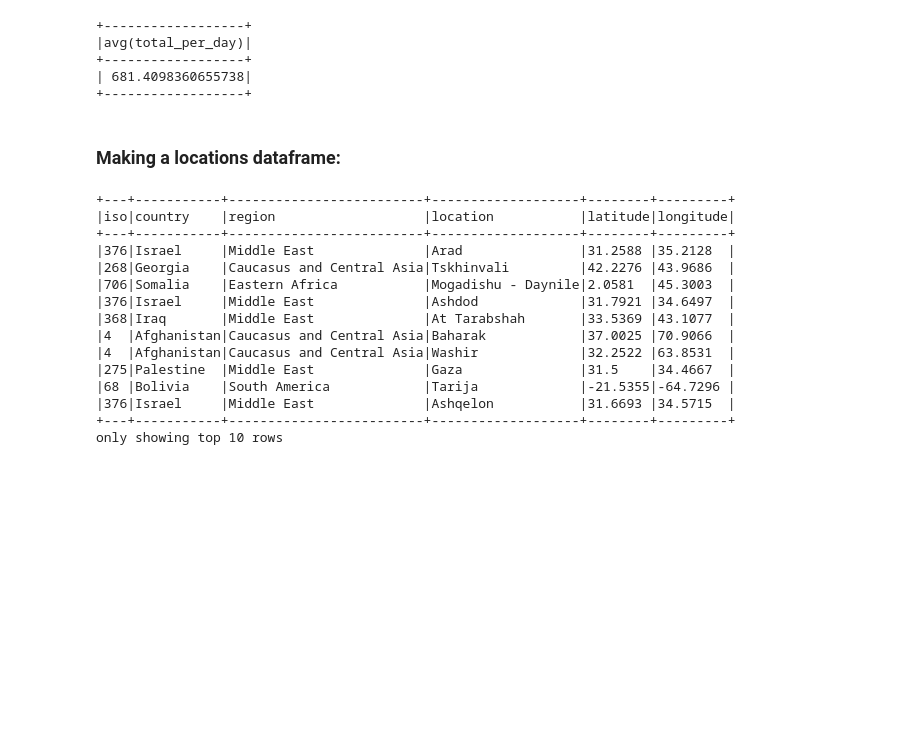
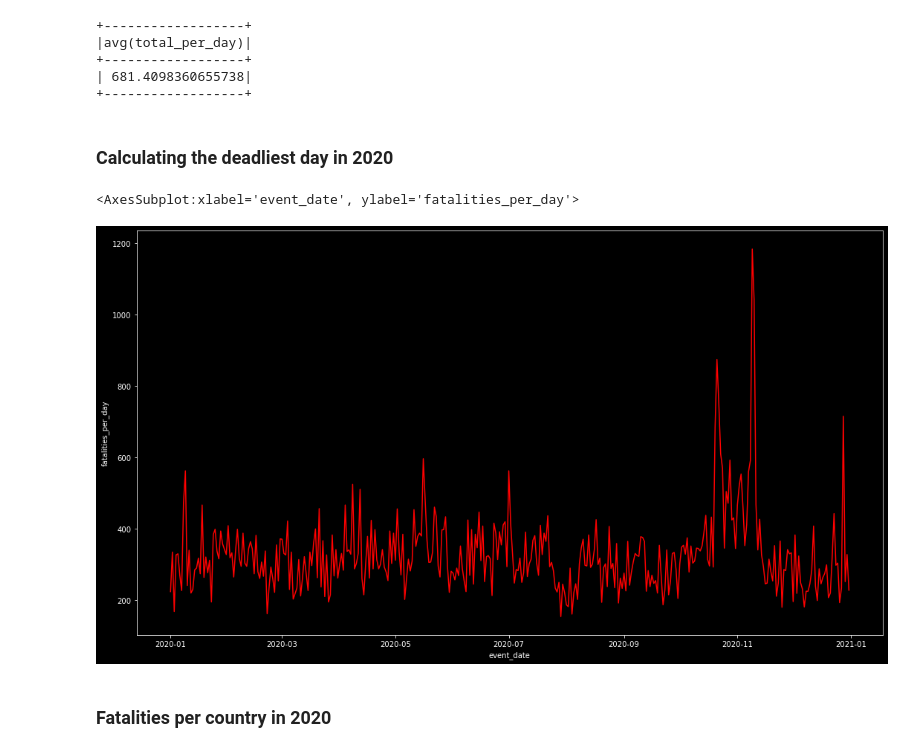
Before and after one commit to jcodezy/acled_data_with_pyspark, a Jupyter notebook: notebooks/acled_data_exploration.ipynb, the cells around one changed output. Drawn from its saved outputs; the diff is of its cells as text; code cells hidden in the pictures; blank space fills up the shorter version.

```diff
--- a/notebooks/acled_data_exploration.ipynb
+++ b/notebooks/acled_data_exploration.ipynb
@@ -61,7 +63,7 @@ only showing top 1 row
 # %%
 # Change string column types to correct data types:
 df = df.withColumn("event_date", f.to_date("event_date", "dd MMMM yyyy"))
-df = df.withColumn("year", f.to_date("year", "yyyy"))
+df = df.withColumn("year", f.year(df["year"]))
 df = df.withColumn("fatalities", df["fatalities"].cast("int"))
 df = df.withColumn("latitude", df["latitude"].cast(types.DoubleType()))
 df = df.withColumn("longitude", df["longitude"].cast(types.DoubleType()))
@@ -161,23 +179,26 @@ df.groupBy("event_date").agg(
 +------------------+
 | 681.4098360655738|
 +------------------+
-# %% [markdown]
-### Making a locations dataframe:
-# %%
-df.select("iso", "country", "region", "location", "latitude", "longitude").show(10, truncate=False)
-# %% [output]
-+---+-----------+-------------------------+-------------------+--------+---------+
-|iso|country    |region                   |location           |latitude|longitude|
-+---+-----------+-------------------------+-------------------+--------+---------+
-|376|Israel     |Middle East              |Arad               |31.2588 |35.2128  |
-|268|Georgia    |Caucasus and Central Asia|Tskhinvali         |42.2276 |43.9686  |
-|706|Somalia    |Eastern Africa           |Mogadishu - Daynile|2.0581  |45.3003  |
-|376|Israel     |Middle East              |Ashdod             |31.7921 |34.6497  |
-|368|Iraq       |Middle East              |At Tarabshah       |33.5369 |43.1077  |
-|4  |Afghanistan|Caucasus and Central Asia|Baharak            |37.0025 |70.9066  |
-|4  |Afghanistan|Caucasus and Central Asia|Washir             |32.2522 |63.8531  |
-|275|Palestine  |Middle East              |Gaza               |31.5    |34.4667  |
-|68 |Bolivia    |South America            |Tarija             |-21.5355|-64.7296 |
-|376|Israel     |Middle East              |Ashqelon           |31.6693 |34.5715  |
-+---+-----------+-------------------------+-------------------+--------+---------+
-only showing top 10 rows
+# %% [markdown]
+### Calculating the deadliest day in 2020
+# %%
+# df.select("year", "fatalities").show()
+fatalities_per_day = df.groupBy("event_date").agg(
+    f.sum("fatalities").alias("fatalities_per_day")
+).sort("event_date")
+
+# visual to compare events_per_day chart (above)
+fatalities_per_day_df = fatalities_per_day.toPandas()
+fatalities_per_day_df["event_date"]= pd.to_datetime(fatalities_per_day_df['event_date'], yearfirst=True)
+
+# chart
+pyplot.style.use("dark_background")
+fig,ax = pyplot.subplots()
+fig.set_size_inches(18, 10)
+
+sns.lineplot(x="event_date", y="fatalities_per_day", data=fatalities_per_day_df, color="red")
+# %% [output]
+<AxesSubplot:xlabel='event_date', ylabel='fatalities_per_day'>
+[figure, added]
+# %% [markdown]
+### Fatalities per country in 2020
```
Also changed, not shown: parts of 4 cells of this notebook.
